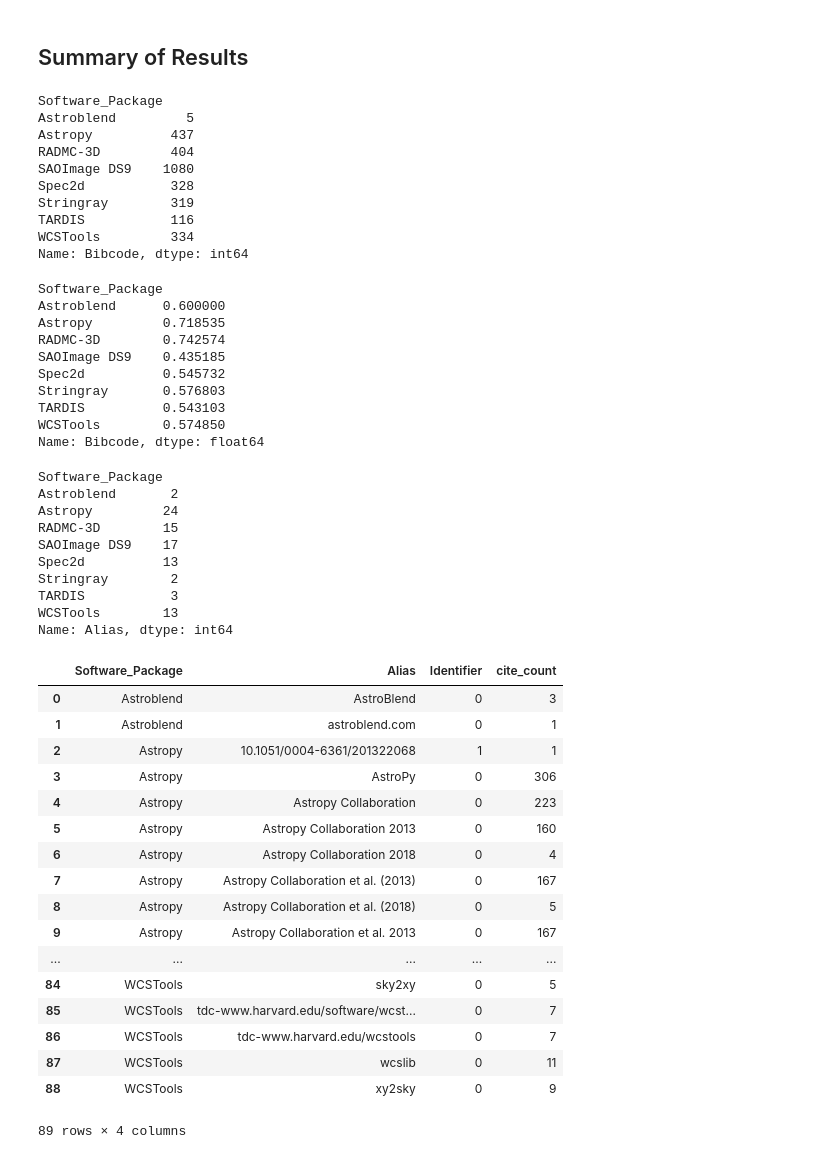
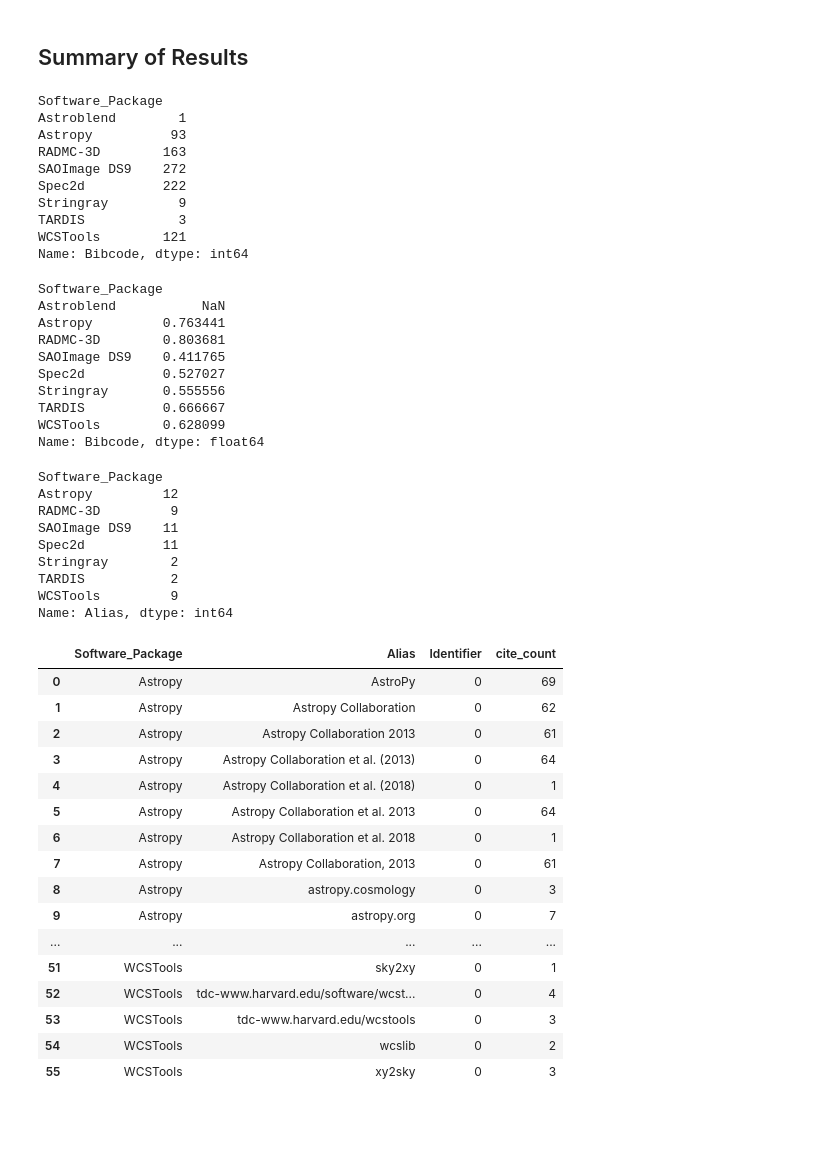
Before and after one commit to CfA-Library/Cite_Astro_Software, a Jupyter notebook: Citation_Study_2019/API_SEARCH/API_ANALYSIS/API_ANALYSIS_061019/API_FINAL_ANALYSIS_061019.ipynb, the cells around one changed output. Drawn from its saved outputs; the diff is of its cells as text; code cells hidden in the pictures; blank space fills up the shorter version.

```diff
--- a/Citation_Study_2019/API_SEARCH/API_ANALYSIS/API_ANALYSIS_061019/API_FINAL_ANALYSIS_061019.ipynb
+++ b/Citation_Study_2019/API_SEARCH/API_ANALYSIS/API_ANALYSIS_061019/API_FINAL_ANALYSIS_061019.ipynb
@@ -7,7 +7,7 @@ Scripts below were used to generate all .csv files in the API_RESULTS_061019/ fo
 import pandas as pd
 import numpy as np
 # %%
-API_results = pd.read_csv("API_CLEAN_INPUT_061019.csv")
+API_results = pd.read_csv("API_CLEAN_INPUT_AAS_ONLY_061019.csv")
 # %%
 list(API_results.columns.values)
 # %% [output]
@@ -48,14 +48,14 @@ API_results.to_csv("API_FINAL_ANALYSIS_061019.csv")
 API_results.groupby('Software_Package')['Bibcode'].nunique()
 # %% [output]
 Software_Package
-Astroblend         5
-Astropy          437
-RADMC-3D         404
-SAOImage DS9    1080
-Spec2d           328
-Stringray        319
-TARDIS           116
-WCSTools         334
+Astroblend        1
+Astropy          93
+RADMC-3D        163
+SAOImage DS9    272
+Spec2d          222
+Stringray         9
+TARDIS            3
+WCSTools        121
 Name: Bibcode, dtype: int64
 # %%
 # Proportion of articles with a software alias in a citation
@@ -64,53 +64,51 @@ API_cite_proportion = API_all_citations.groupby('Software_Package')['Bibcode'].n
 API_cite_proportion
 # %% [output]
 Software_Package
-Astroblend      0.600000
-Astropy         0.718535
-RADMC-3D        0.742574
-SAOImage DS9    0.435185
-Spec2d          0.545732
-Stringray       0.576803
-TARDIS          0.543103
-WCSTools        0.574850
+Astroblend           NaN
+Astropy         0.763441
+RADMC-3D        0.803681
+SAOImage DS9    0.411765
+Spec2d          0.527027
+Stringray       0.555556
+TARDIS          0.666667
+WCSTools        0.628099
 Name: Bibcode, dtype: float64
 # %%
 # How many unique aliases were used in citations for each package?
 print (API_all_citations.groupby('Software_Package')['Alias'].nunique())
 # %% [output]
 Software_Package
-Astroblend       2
-Astropy         24
-RADMC-3D        15
-SAOImage DS9    17
-Spec2d          13
+Astropy         12
+RADMC-3D         9
+SAOImage DS9    11
+Spec2d          11
 Stringray        2
-TARDIS           3
-WCSTools        13
+TARDIS           2
+WCSTools         9
 Name: Alias, dtype: int64
 # %%
 # Which aliases were used in the papers with aliases in references? Write results to csv
 API_cite_aliases = pd.DataFrame({'cite_count' : API_all_citations.groupby(['Software_Package', 'Alias', 'Identifier'])['Bibcode'].nunique()}).reset_index()
-API_cite_aliases.to_csv("API_cite_aliases_061019.csv")
+API_cite_aliases.to_csv("API_cite_aliases__AAS_ONLY_061019.csv")
 API_cite_aliases
 # %% [output]
 |  | Software_Package | Alias | Identifier | cite_count |
-| 0 | Astroblend | AstroBlend | 0 | 3 |
-| 1 | Astroblend | astroblend.com | 0 | 1 |
-| 2 | Astropy | 10.1051/0004-6361/201322068 | 1 | 1 |
-| 3 | Astropy | AstroPy | 0 | 306 |
-| 4 | Astropy | Astropy Collaboration | 0 | 223 |
-| 5 | Astropy | Astropy Collaboration 2013 | 0 | 160 |
-| 6 | Astropy | Astropy Collaboration 2018 | 0 | 4 |
-| 7 | Astropy | Astropy Collaboration et al. (2013) | 0 | 167 |
-| 8 | Astropy | Astropy Collaboration et al. (2018) | 0 | 5 |
-| 9 | Astropy | Astropy Collaboration et al. 2013 | 0 | 167 |
+| 0 | Astropy | AstroPy | 0 | 69 |
+| 1 | Astropy | Astropy Collaboration | 0 | 62 |
+| 2 | Astropy | Astropy Collaboration 2013 | 0 | 61 |
+| 3 | Astropy | Astropy Collaboration et al. (2013) | 0 | 64 |
+| 4 | Astropy | Astropy Collaboration et al. (2018) | 0 | 1 |
+| 5 | Astropy | Astropy Collaboration et al. 2013 | 0 | 64 |
+| 6 | Astropy | Astropy Collaboration et al. 2018 | 0 | 1 |
+| 7 | Astropy | Astropy Collaboration, 2013 | 0 | 61 |
+| 8 | Astropy | astropy.cosmology | 0 | 3 |
+| 9 | Astropy | astropy.org | 0 | 7 |
 | ... | ... | ... | ... | ... |
-| 84 | WCSTools | sky2xy | 0 | 5 |
-| 85 | WCSTools | tdc-www.harvard.edu/software/wcst... | 0 | 7 |
-| 86 | WCSTools | tdc-www.harvard.edu/wcstools | 0 | 7 |
-| 87 | WCSTools | wcslib | 0 | 11 |
-| 88 | WCSTools | xy2sky | 0 | 9 |
+| 51 | WCSTools | sky2xy | 0 | 1 |
+| 52 | WCSTools | tdc-www.harvard.edu/software/wcst... | 0 | 4 |
+| 53 | WCSTools | tdc-www.harvard.edu/wcstools | 0 | 3 |
+| 54 | WCSTools | wcslib | 0 | 2 |
+| 55 | WCSTools | xy2sky | 0 | 3 |
-89 rows × 4 columns
 # %%
 # proportion of identifiers among software aliases in citations
 API_identifier_prop = API_results.loc[API_results['Identifier'] == 1]
```
Also changed, not shown: parts of 6 cells of this notebook.
